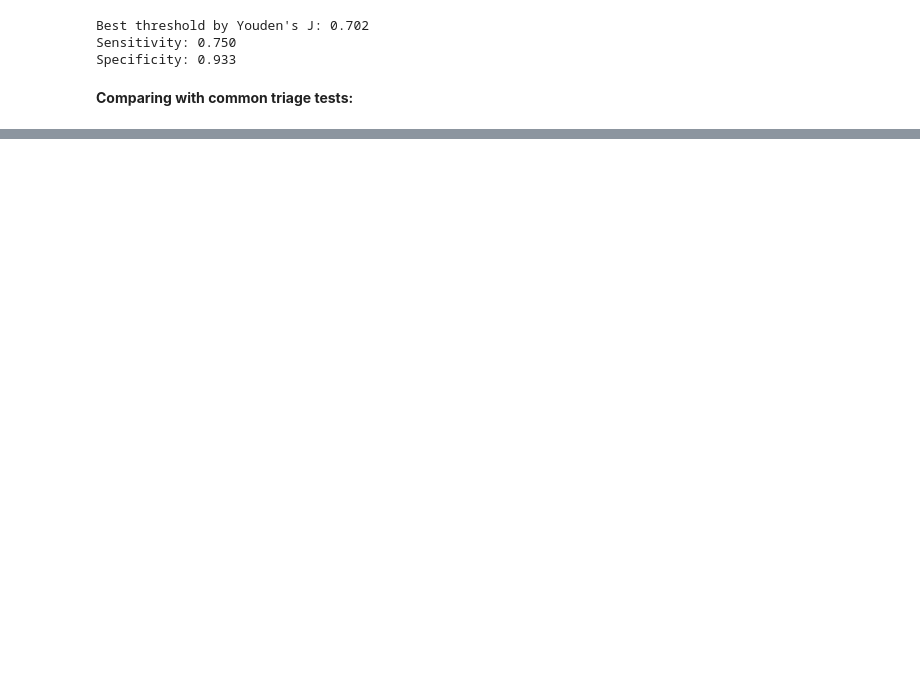
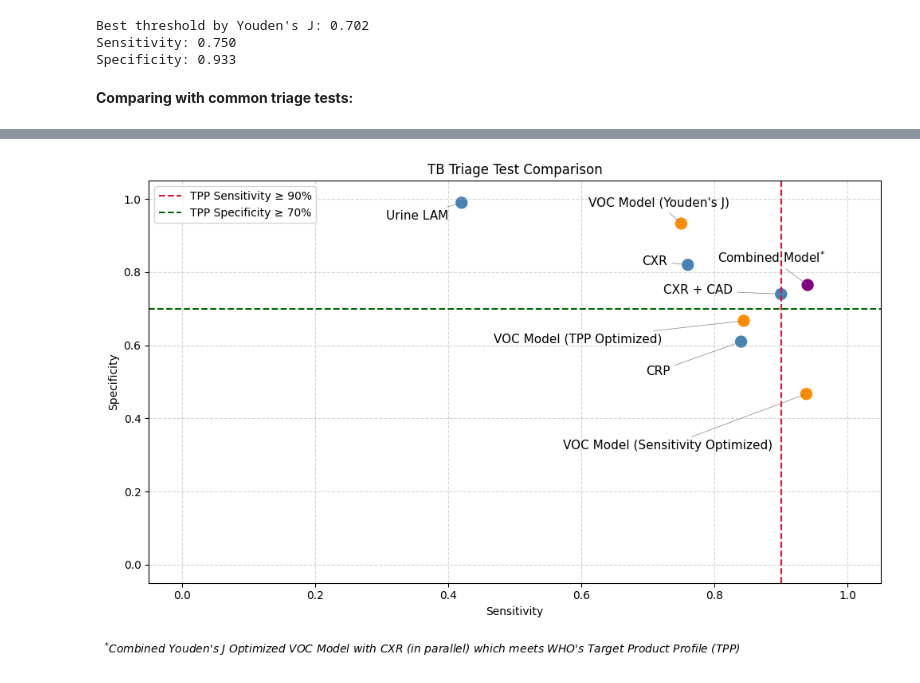
Before and after one commit to tyst-ucsf/capstone-project, a Jupyter notebook: 1e_Comparison.ipynb, the cells around one changed output, grey strips where cells are left out. Saved outputs shown, nothing was run; the diff lists cells and outputs as text; code cells hidden in the pictures; blank space fills up the shorter version.

Commit message:
addition of parallel and serial testing

```diff
--- a/1e_Comparison.ipynb
+++ b/1e_Comparison.ipynb
@@ -125,9 +262,11 @@ models_data = [
     {"Model": "CXR", "Sensitivity": 0.76, "Specificity": 0.82},
     {"Model": "CXR + CAD", "Sensitivity": 0.90, "Specificity": 0.74},
     {"Model": "Urine LAM", "Sensitivity": 0.42, "Specificity": 0.99},
-    {"Model": "VOC Model (TPP Threshold)", "Sensitivity": 0.938, "Specificity": 0.467},
-    {"Model": "VOC Model (Optimized)", "Sensitivity": 0.75, "Specificity": 0.933},
-    {"Model": "WHO TPP", "Sensitivity": 0.90, "Specificity": 0.70}
+    {"Model": "VOC Model (TPP Optimized)", "Sensitivity": .844, "Specificity": .667},
+    {"Model": "VOC Model (Sensitivity Optimized)", "Sensitivity": .938, "Specificity": .467},
+    {"Model": "VOC Model (Youden's J)", "Sensitivity": .75, "Specificity": .933},
+    {"Model": "WHO TPP", "Sensitivity": 0.90, "Specificity": 0.70},
+    {"Model": "Combined Youden's J Optimized with CXR (Parallel)", "Sensitivity": .940, "Specificity": .765}
 ]
 
 df = pd.DataFrame(models_data)
@@ -139,8 +278,10 @@ df["Specificity"] = (df["Specificity"] * 100).round(1)
 df = df[["Model", "Sensitivity", "Specificity"]]
 custom_order = [
     "WHO TPP",
-    "VOC Model (TPP Threshold)",
-    "VOC Model (Optimized)",
+    "Combined Youden's J Optimized with CXR (Parallel)",
+    "VOC Model (TPP Optimized)",
+    "VOC Model (Sensitivity Optimized)",
+    "VOC Model (Youden's J)",
     "CXR + CAD",
     "CXR",
     "CRP",
@@ -150,4 +291,7 @@ df["Model"] = pd.Categorical(df["Model"], categories=custom_order, ordered=True)
 df = df.sort_values("Model").reset_index(drop=True)
 print(df)
 df.to_excel("output_tb_triage_comparison_table.xlsx", index=False)
+
+
+summary_combined_models.to_excel("output_summary_combined_models_interpretation.xlsx", index=False)
 # %% [output]
@@ -161,0 +308,70 @@ df.to_excel("output_tb_triage_comparison_table.xlsx", index=False)
+# %%
+# replotting but with comparisons, too
+filtered_models = [m for m in models_data if m["Model"] != "WHO TPP"]
+names = [m["Model"] for m in filtered_models]
+sensitivities = [m["Sensitivity"] for m in filtered_models]
+specificities = [m["Specificity"] for m in filtered_models]
+
+
+colors = []  # getting fancy with colors
+for name in names:
+    if "Parallel" in name:
+        colors.append("purple")
+    elif "VOC" in name:
+        colors.append("darkorange")
+    else:
+        colors.append("steelblue")
+
+# did these custom for better presentation
+label_offsets = {
+    "VOC Model (Sensitivity Optimized)": (-125, -50),
+    "VOC Model (TPP Optimized)": (-150, -20),
+    "VOC Model (Youden's J)": (-20, 15),
+    "CXR": (-30, 0),
+    "CRP": (-75, -30),
+    "Urine LAM": (-40, -15),
+    "CXR + CAD": (-75, 0),
+    "Combined Youden's J Optimized with CXR (Parallel)": (-33, 20)
+}
+
+plt.figure(figsize=(10, 6))
+plt.scatter(sensitivities, specificities, s=100, color=colors)
+
+center_x, center_y = 0.5, 0.5
+
+for i, name in enumerate(names):
+    display_name = name
+    if name == "Combined Youden's J Optimized with CXR (Parallel)":
+        display_name = r"$\mathrm{Combined\ Model}^{*}$"
+    dx, dy = label_offsets.get(name, (-10, -10))  # fallback offset
+    plt.annotate(
+        display_name,
+        xy=(sensitivities[i], specificities[i]),
+        xytext=(dx, dy),
+        textcoords="offset points",
+        ha="center",
+        fontsize=11,
+        arrowprops=dict(arrowstyle="-", color="gray", lw=0.5)
+    )
+
+plt.axvline(.90, color="crimson", linestyle="--", label="TPP Sensitivity ≥ 90%")
+plt.axhline(.70, color="darkgreen", linestyle="--", label="TPP Specificity ≥ 70%")
+plt.xlabel("Sensitivity")
+plt.ylabel("Specificity")
+plt.title("TB Triage Test Comparison")
+plt.grid(True, linestyle="--", alpha=0.5)
+plt.legend()
+plt.figtext(
+    0.01, -0.05,  # x and y in figure coords; lower y = lower on the page
+    r"$^{*}$Combined Youden's J Optimized VOC Model with CXR (in parallel) which meets WHO's Target Product Profile (TPP)",
+    ha="left",
+    fontsize=10,
+    style="italic"
+)
+plt.xlim(xlim)
+plt.ylim(ylim)
+plt.tight_layout()
+plt.savefig("output_overall_TB_Triage_test_comparison.pdf", bbox_inches="tight")
+plt.show()
+# %% [output]
+[figure, added]
```
Also changed, not shown: parts of 5 cells of this notebook, 5 other files.
